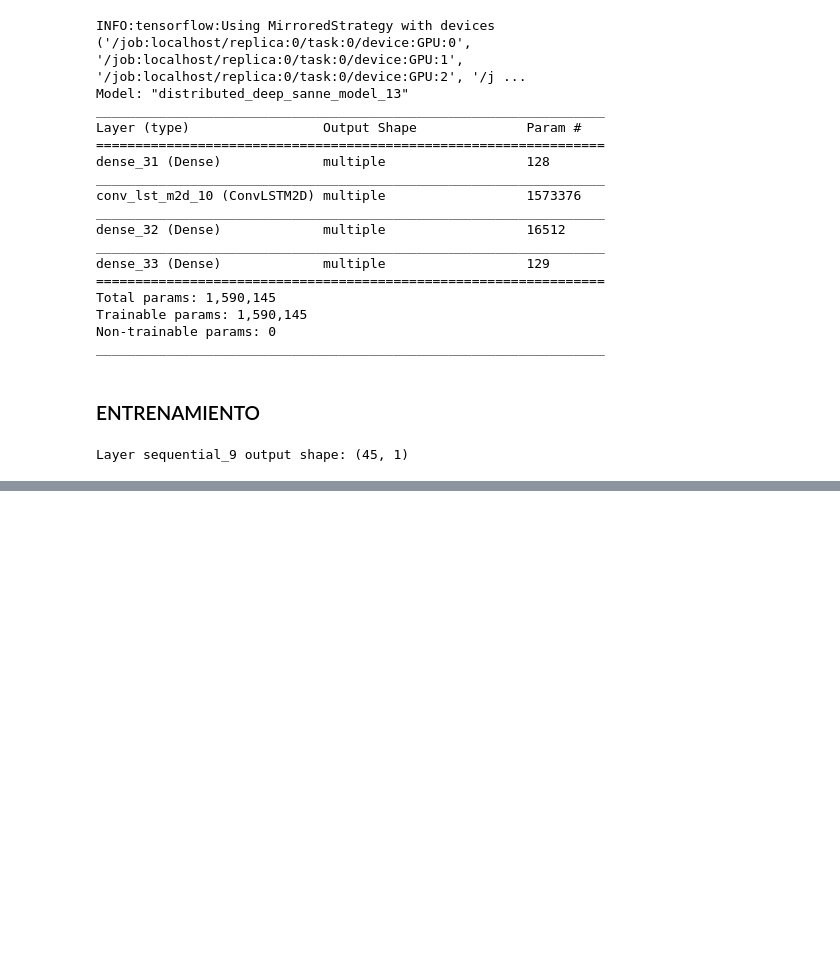
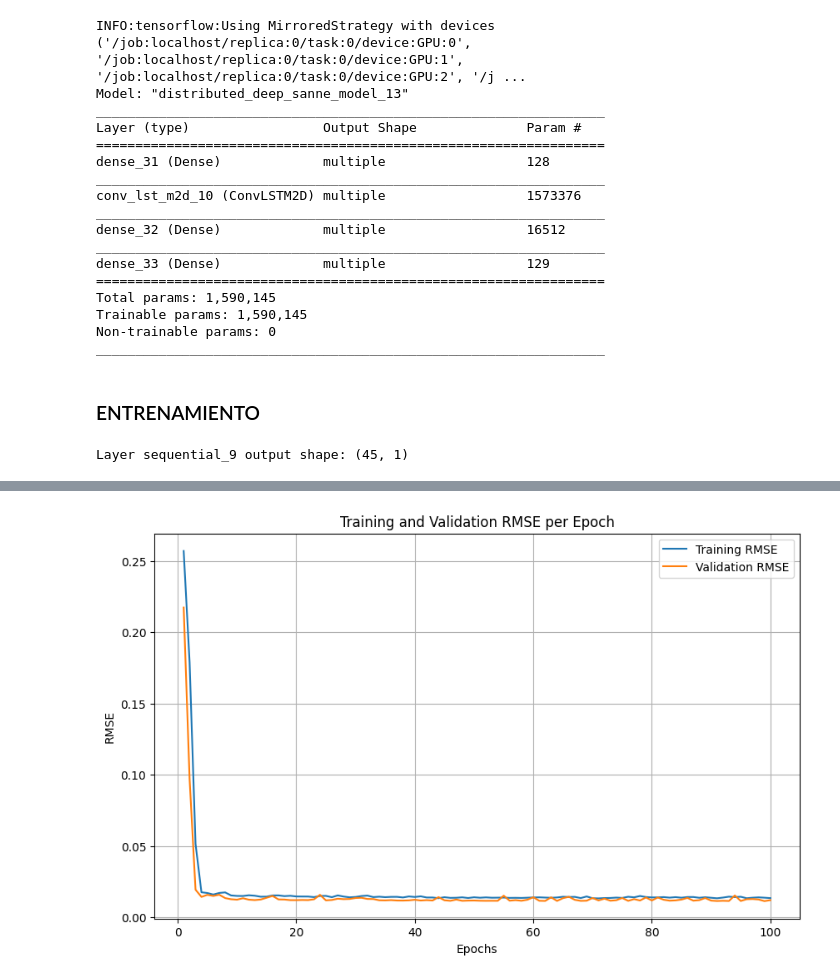
Before and after one commit to ALTH-Alma/Deep-model-Alma, a Jupyter notebook: Deep_sanne_keras_gpu.ipynb, the cells around one changed output, grey strips where cells are left out. Cells and saved outputs as stored; diff of their text form; code cells hidden in the pictures; blank space fills up the shorter version.

```diff
--- a/Deep_sanne_keras_gpu.ipynb
+++ b/Deep_sanne_keras_gpu.ipynb
@@ -191,15 +195,17 @@ def prepare_datasets(train_images, valid_images, test_images, train_velocity, va
 #Cargar datos (batch_size, time_step, pix, pix) image
 data_img_norm, data_vx_norm, data_vy_norm = load_normalize_data()
 
-pix_prueba = 60
-
+pix_prueba = 300
+init_step = 9
+end_step = 19
+steps = end_step - init_step
 time_steps = data_img_norm.shape[1]
 height = pix_prueba
 width = pix_prueba
 channels = 1
 
 #Prueba simple
-data_img_norm = data_img_norm[:, :, 0:pix_prueba, 0:pix_prueba]
+data_img_norm = data_img_norm[:, init_step:end_step, 0:pix_prueba, 0:pix_prueba]
 data_vy_norm = data_vy_norm[:, 0:pix_prueba, 0:pix_prueba]
 
 print("Image Shape", data_img_norm.shape)
@@ -213,11 +219,12 @@ print("Vy Max: ", data_vy_norm.max(), " Vy Min: ", data_vy_norm.min())
 
 
 # Adaptar los datos para PyTorch y generar conjuntos de entrenamiento
-train_images, valid_images, test_images, train_velocity, valid_velocity, test_velocity, batch_size = \
+train_images, valid_images, test_images, train_velocity, valid_velocity, test_velocity, size = \
 adapt_training_data_Keras(data_img_norm, data_vy_norm)
 
 
 # Crear datasets
+batch_size = 6
 train_dataset, valid_dataset, test_dataset = prepare_datasets(train_images, valid_images, test_images,
                                                           train_velocity, valid_velocity, test_velocity,
                                                           batch_size=batch_size)
@@ -276,13 +289,10 @@ class DistributedDeepSanneModel(tf.keras.Model):
                 activation='relu'
             ),
 
-            # Capa Flatten para asignar a la GPU 2
-            tf.keras.layers.Flatten(),
-
-            # Capa Dense para asignar a la GPU 3
+            # Capa Dense para asignar a la GPU 2
             tf.keras.layers.Dense(128, activation='relu'),
 
-            # Capa de salida para asignar a la GPU 0
+            # Capa de salida para asignar a la GPU 3
             tf.keras.layers.Dense(1, activation='linear')
         ])
 
@@ -501,0 +549,15 @@ InvalidArgumentError: 5 root error(s) found.
+# %%
+# Graficar pérdidas
+epochs_range = range(1, epochs + 1)
+plt.figure(figsize=(10, 6))
+plt.plot(epochs_range, train_summaries, label='Training RMSE')
+plt.plot(epochs_range, valid_summaries, label='Validation RMSE')
+plt.xlabel('Epochs')
+plt.ylabel('RMSE')
+plt.title('Training and Validation RMSE per Epoch')
+plt.legend()
+plt.grid(True)
+plt.savefig('rmse_per_epoch.png')
+plt.show()
+# %% [output]
+[figure, added]
```
Also changed, not shown: parts of 10 cells of this notebook, 1 other file.
